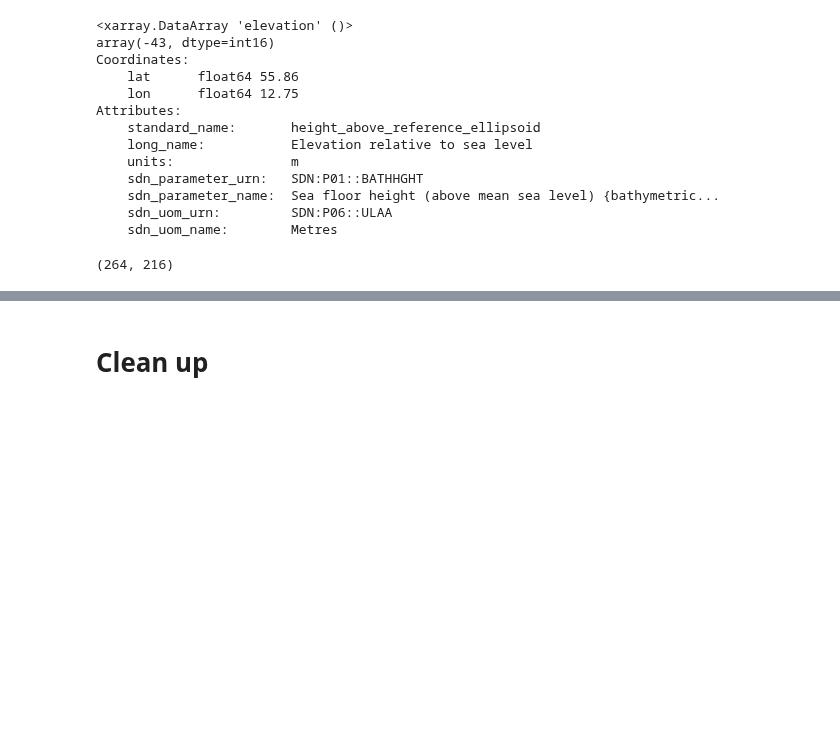
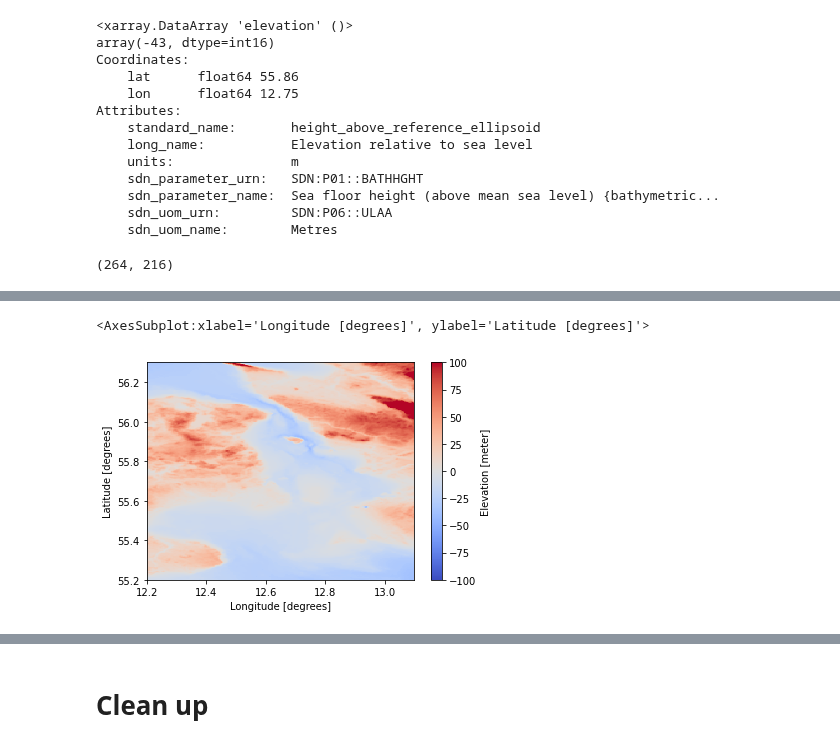
Before and after one commit to DHI/mikeio, a Jupyter notebook: notebooks/Dfs2 - Bathymetry.ipynb, the cells around one changed output, grey strips where cells are left out. Drawn from its saved outputs; the diff is of its cells as text; code cells hidden in the pictures; blank space fills up the shorter version.

```diff
--- a/notebooks/Dfs2 - Bathymetry.ipynb
+++ b/notebooks/Dfs2 - Bathymetry.ipynb
@@ -159,0 +82,5 @@ newds.data[0][0,k,j]
+# %%
+da.plot(cmap='coolwarm', vmin=-100,vmax=100)
+# %% [output]
+<AxesSubplot:xlabel='Longitude [degrees]', ylabel='Latitude [degrees]'>
+[figure, added]
```
Also changed, not shown: parts of 22 cells of this notebook, 3 other files.
